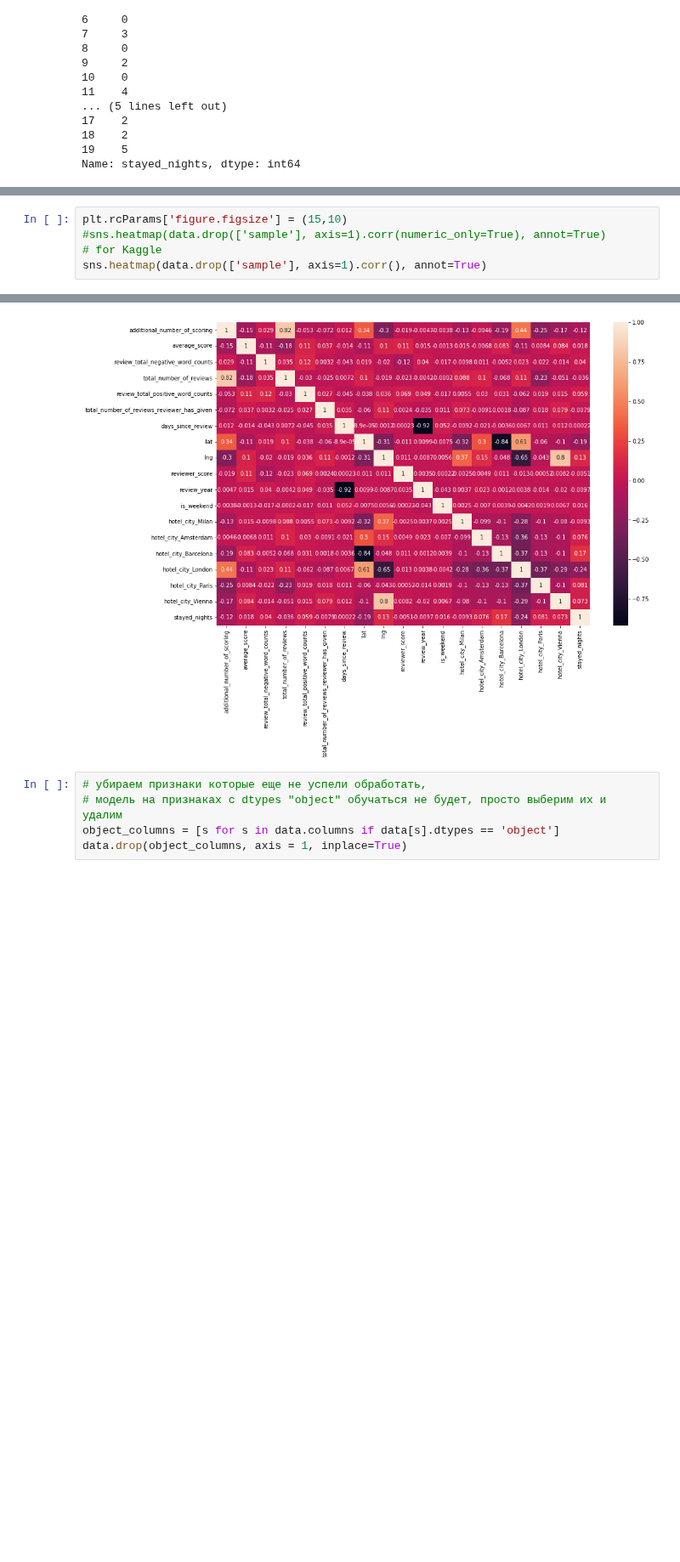
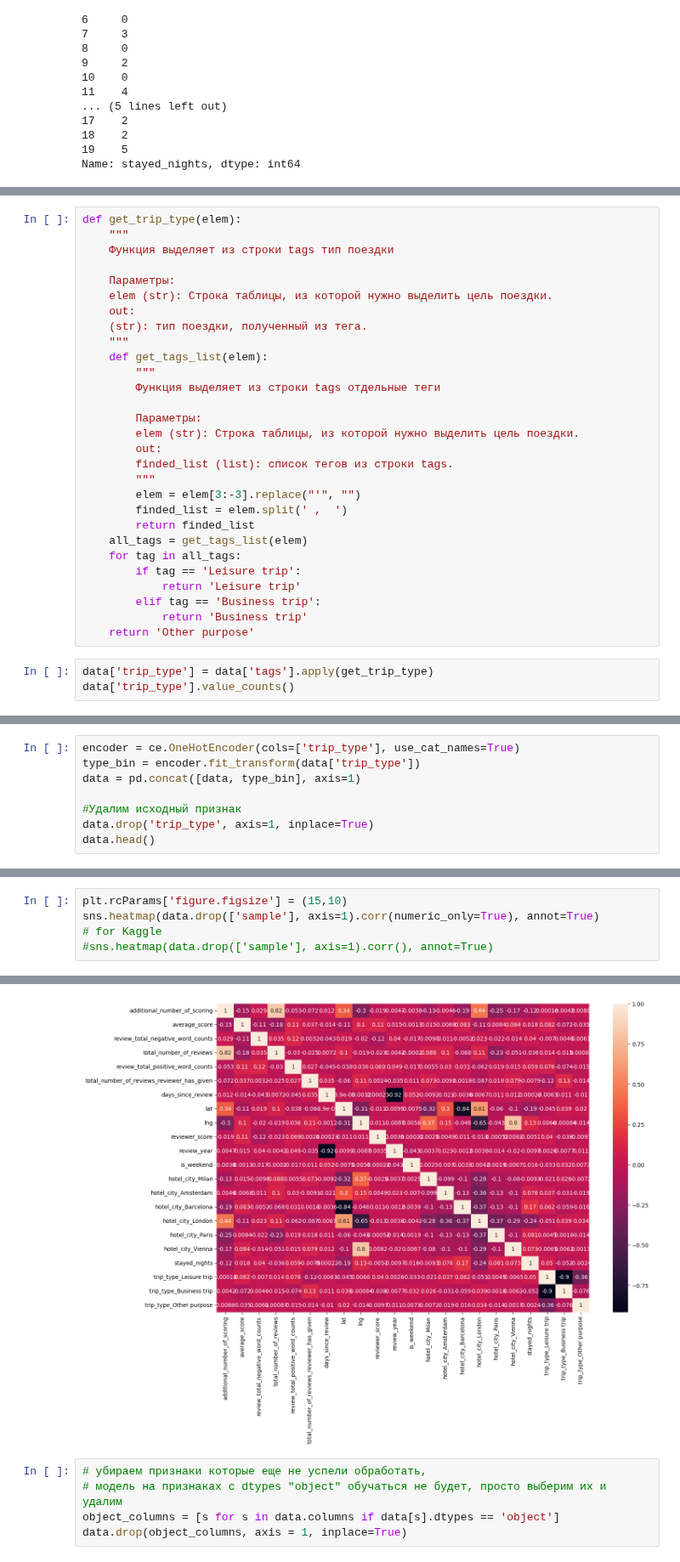
Before and after one commit to vokhmianin-da/Project-3-Holels-for-Kaggle, a Jupyter notebook: Project 3 Hotels.ipynb, the cells around one changed output, grey strips where cells are left out. Shown at 85% size. Drawn from its saved outputs; the diff is of its cells as text; blank space fills up the shorter version.

Commit message:
Признак типа поездки добавлен
(cherry picked from commit ad7f61f03e068fb2a5821428c57e5573aa952dd5)

```diff
--- a/Project 3 Hotels.ipynb
+++ b/Project 3 Hotels.ipynb
@@ -753,0 +756,32 @@ Name: stayed_nights, dtype: int64
+# %%
+def get_trip_type(elem):
+    """
+    Функция выделяет из строки tags тип поездки
+
+    Параметры:
+    elem (str): Строка таблицы, из которой нужно выделить цель поездки.
+    out:
+    (str): тип поездки, полученный из тега.
+    """
+    def get_tags_list(elem):
+        """
+        Функция выделяет из строки tags отдельные теги
+
+        Параметры:
+        elem (str): Строка таблицы, из которой нужно выделить цель поездки.
+        out:
+        finded_list (list): список тегов из строки tags.
+        """
+        elem = elem[3:-3].replace("'", "")
+        finded_list = elem.split(' ,  ')
+        return finded_list
+    all_tags = get_tags_list(elem)
+    for tag in all_tags:
+        if tag == 'Leisure trip':
+            return 'Leisure trip'
+        elif tag == 'Business trip':
+            return 'Business trip'
+    return 'Other purpose'
+# %%
+data['trip_type'] = data['tags'].apply(get_trip_type)
+data['trip_type'].value_counts()
@@ -753,0 +831,8 @@ Name: stayed_nights, dtype: int64
+# %%
+encoder = ce.OneHotEncoder(cols=['trip_type'], use_cat_names=True)
+type_bin = encoder.fit_transform(data['trip_type'])
+data = pd.concat([data, type_bin], axis=1)
+
+#Удалим исходный признак
+data.drop('trip_type', axis=1, inplace=True)
+data.head()
@@ -773,7 +866,7 @@ stayed_nights                                     31
 dtype: int64
 # %%
 plt.rcParams['figure.figsize'] = (15,10)
-#sns.heatmap(data.drop(['sample'], axis=1).corr(numeric_only=True), annot=True)
+sns.heatmap(data.drop(['sample'], axis=1).corr(numeric_only=True), annot=True)
 # for Kaggle
-sns.heatmap(data.drop(['sample'], axis=1).corr(), annot=True)
+#sns.heatmap(data.drop(['sample'], axis=1).corr(), annot=True)
 # %% [output]
@@ -781,4 +874,4 @@ sns.heatmap(data.drop(['sample'], axis=1).corr(), annot=True)
-[figure, old version]
+[figure, new version]
 # %%
 # убираем признаки которые еще не успели обработать,
 # модель на признаках с dtypes "object" обучаться не будет, просто выберим их и удалим
```
Also changed, not shown: parts of 32 cells of this notebook, 1 other file.
